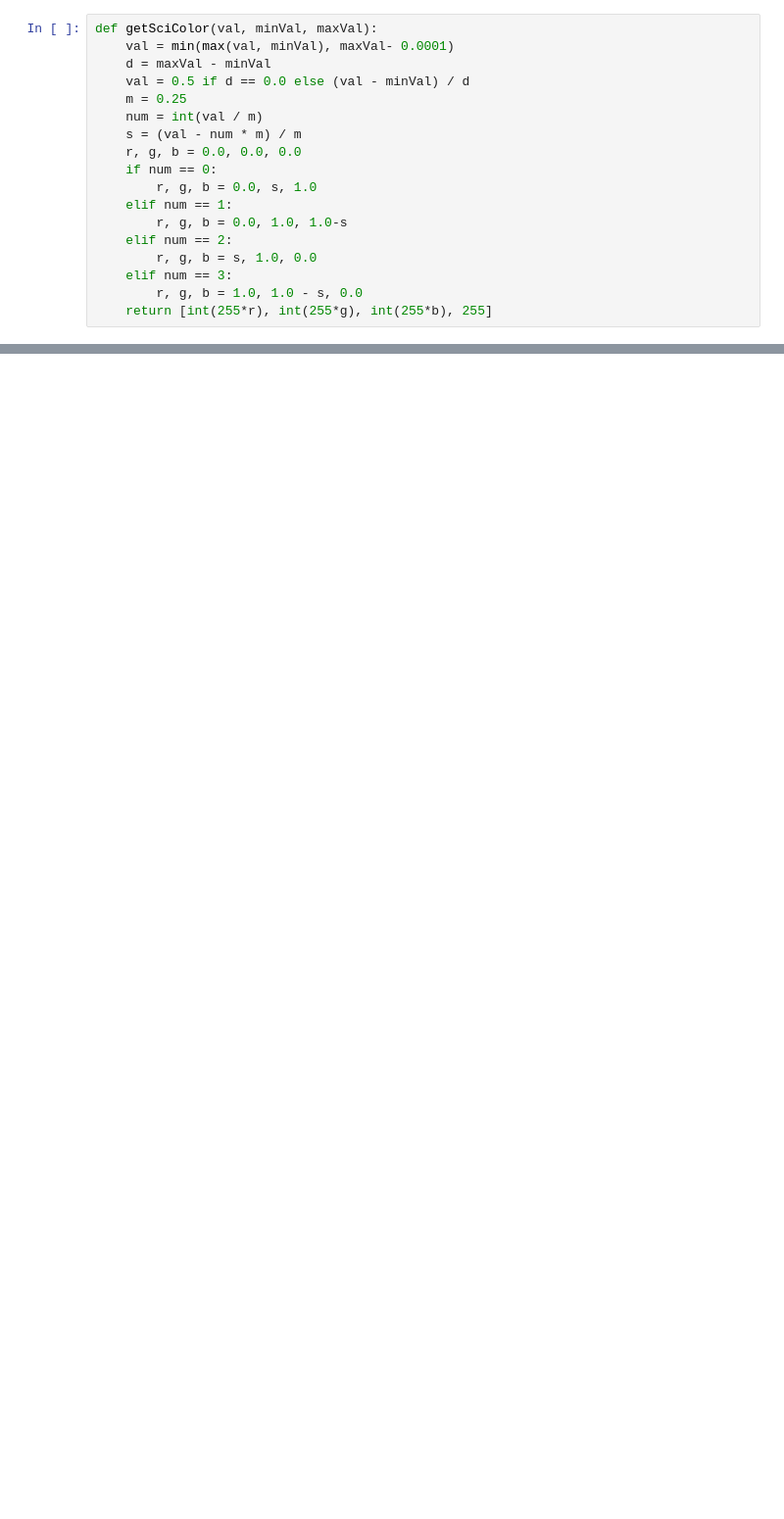
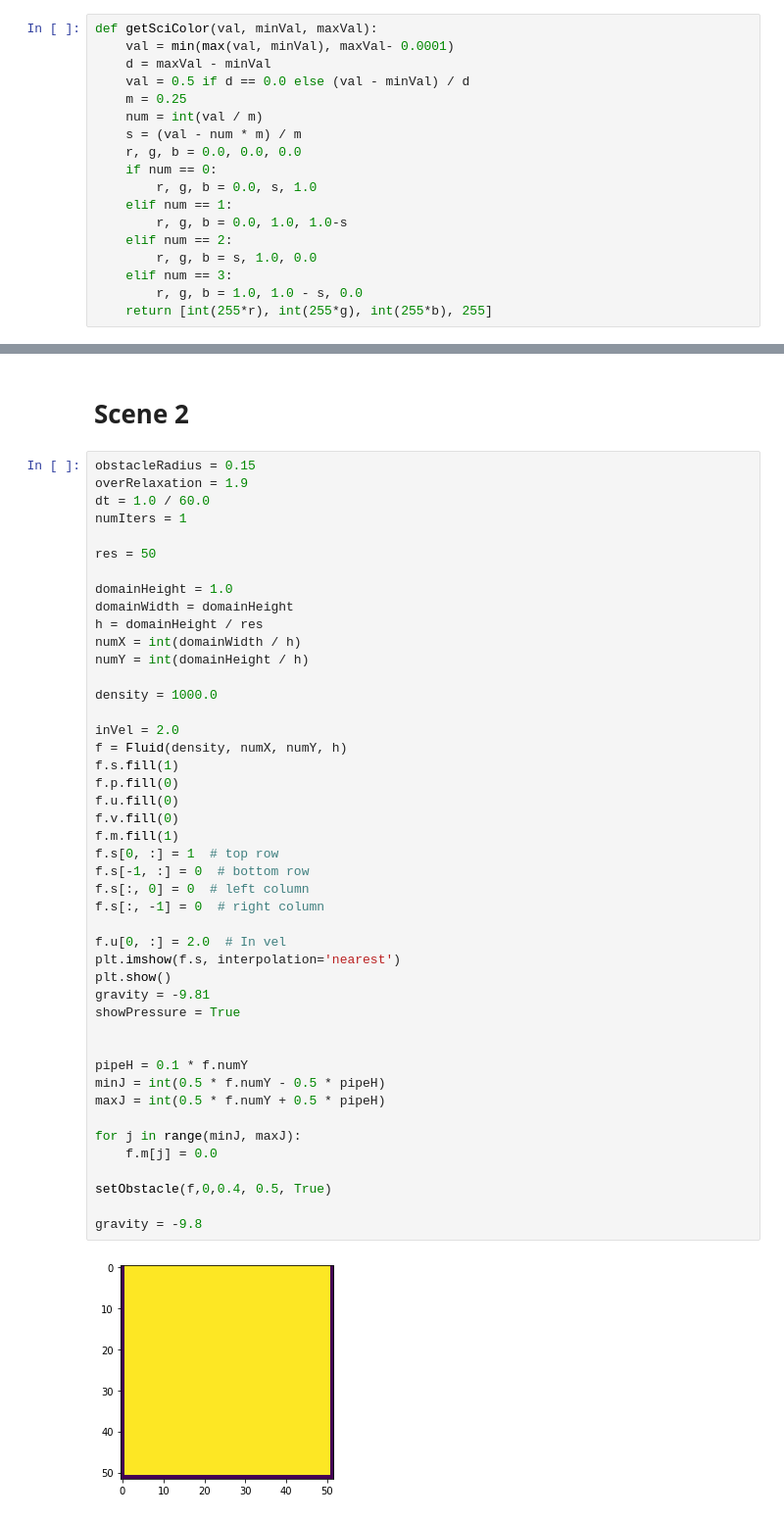
Before and after one commit to sanchitgulati/fluidSim, a Jupyter notebook: fluidSim.ipynb, the cells around one changed output, grey strips where cells are left out. Shown at 98% size. Saved outputs shown, nothing was run; the diff lists cells and outputs as text; blank space fills up the shorter version.

```diff
--- a/fluidSim.ipynb
+++ b/fluidSim.ipynb
@@ -251,0 +284,49 @@ for _ in range(10):
+# %% [markdown]
+# Scene 2
+# %%
+obstacleRadius = 0.15
+overRelaxation = 1.9
+dt = 1.0 / 60.0
+numIters = 1
+
+res = 50
+
+domainHeight = 1.0
+domainWidth = domainHeight
+h = domainHeight / res
+numX = int(domainWidth / h)
+numY = int(domainHeight / h)
+
+density = 1000.0
+
+inVel = 2.0
+f = Fluid(density, numX, numY, h)
+f.s.fill(1)
+f.p.fill(0)
+f.u.fill(0)
+f.v.fill(0)
+f.m.fill(1)
+f.s[0, :] = 1  # top row
+f.s[-1, :] = 0  # bottom row
+f.s[:, 0] = 0  # left column
+f.s[:, -1] = 0  # right column
+
+f.u[0, :] = 2.0  # In vel
+plt.imshow(f.s, interpolation='nearest')
+plt.show()
+gravity = -9.81
+showPressure = True
+
+
+pipeH = 0.1 * f.numY
+minJ = int(0.5 * f.numY - 0.5 * pipeH)
+maxJ = int(0.5 * f.numY + 0.5 * pipeH)
+
+for j in range(minJ, maxJ):
+    f.m[j] = 0.0
+
+setObstacle(f,0,0.4, 0.5, True)
+
+gravity = -9.8
+# %% [output]
+[figure, added]
```
Also changed, not shown: parts of 10 cells of this notebook.
